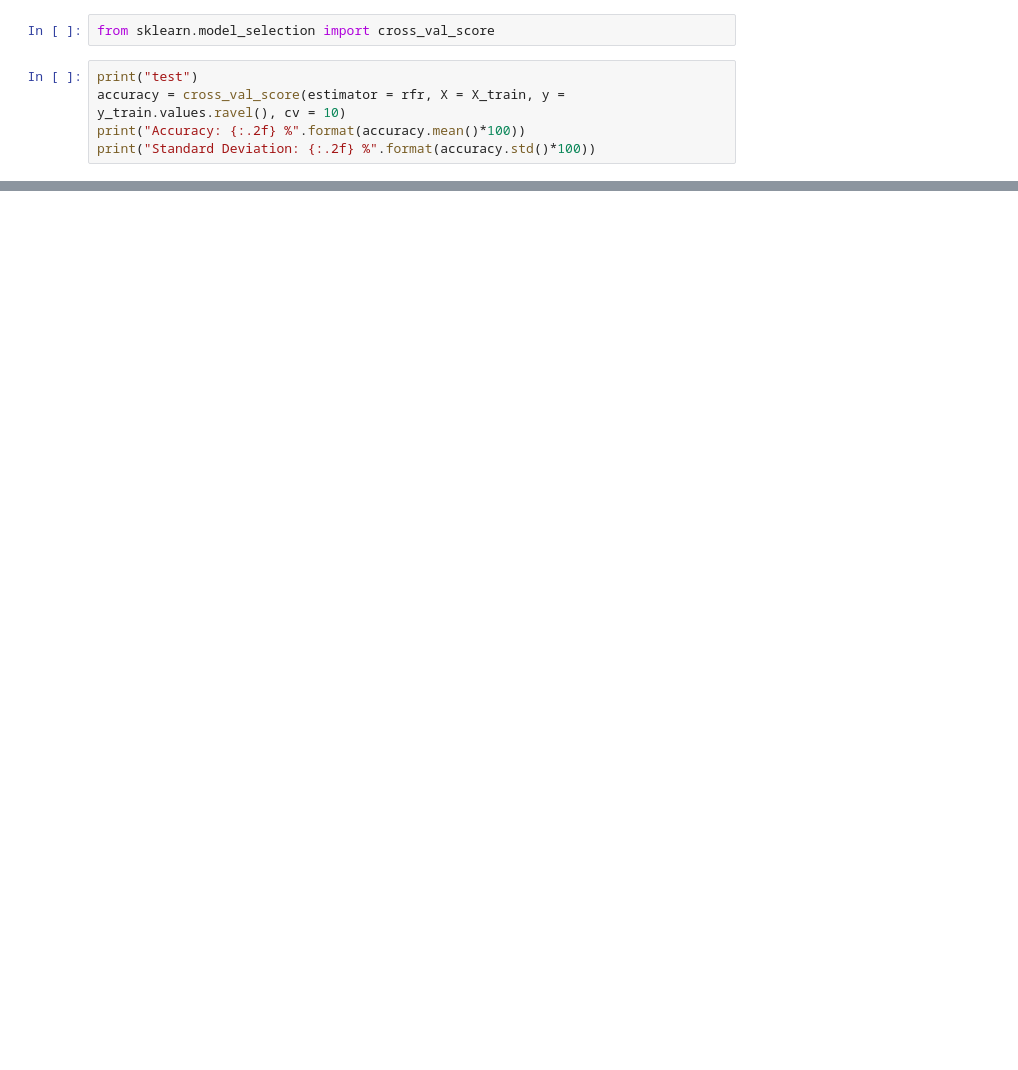
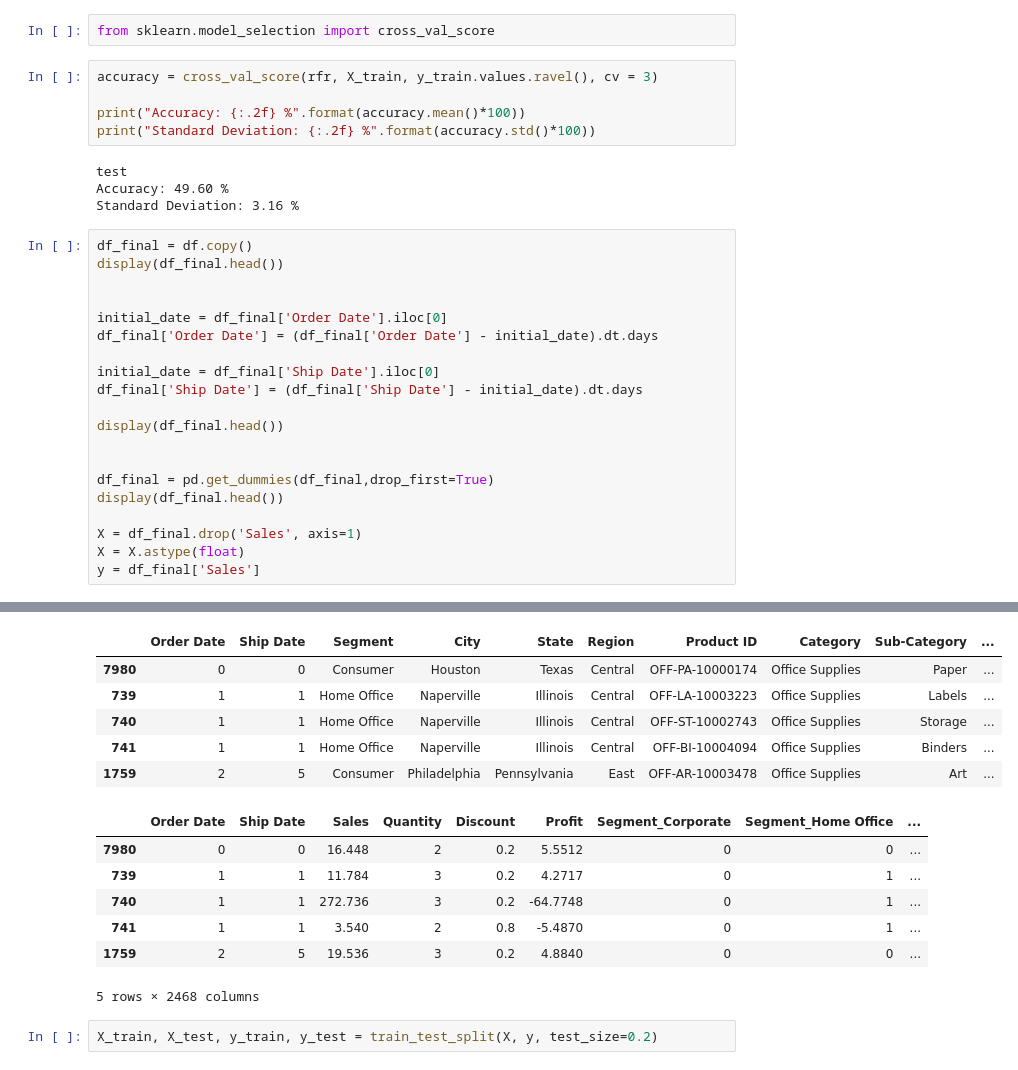
Before and after one commit to jgnibo/data_challenge_22x, a Jupyter notebook: src/notebooks/superstore_ml.ipynb, the cells around one changed output, grey strips where cells are left out. Drawn from its saved outputs; the diff is of its cells as text; blank space fills up the shorter version.

```diff
--- a/src/notebooks/superstore_ml.ipynb
+++ b/src/notebooks/superstore_ml.ipynb
@@ -251,7 +262,32 @@ RFR model performance (mean absolute error):  81.62421595747874
 # %%
 from sklearn.model_selection import cross_val_score
 # %%
-print("test")
-accuracy = cross_val_score(estimator = rfr, X = X_train, y = y_train.values.ravel(), cv = 10)
+accuracy = cross_val_score(rfr, X_train, y_train.values.ravel(), cv = 3)
+
 print("Accuracy: {:.2f} %".format(accuracy.mean()*100))
 print("Standard Deviation: {:.2f} %".format(accuracy.std()*100))
+# %% [output]
+test
+Accuracy: 49.60 %
+Standard Deviation: 3.16 %
+# %%
+df_final = df.copy()
+display(df_final.head())
+
+
+initial_date = df_final['Order Date'].iloc[0]
+df_final['Order Date'] = (df_final['Order Date'] - initial_date).dt.days
+
+initial_date = df_final['Ship Date'].iloc[0]
+df_final['Ship Date'] = (df_final['Ship Date'] - initial_date).dt.days
+
+display(df_final.head())
+
+
+df_final = pd.get_dummies(df_final,drop_first=True)
+display(df_final.head())
+
+X = df_final.drop('Sales', axis=1)
+X = X.astype(float)
+y = df_final['Sales']
+# %% [output]
@@ -257,0 +300,15 @@ print("Standard Deviation: {:.2f} %".format(accuracy.std()*100))
+|  | Order Date | Ship Date | Segment | City | State | Region | Product ID | Category | Sub-Category | ... |
+| 7980 | 0 | 0 | Consumer | Houston | Texas | Central | OFF-PA-10000174 | Office Supplies | Paper | ... |
+| 739 | 1 | 1 | Home Office | Naperville | Illinois | Central | OFF-LA-10003223 | Office Supplies | Labels | ... |
+| 740 | 1 | 1 | Home Office | Naperville | Illinois | Central | OFF-ST-10002743 | Office Supplies | Storage | ... |
+| 741 | 1 | 1 | Home Office | Naperville | Illinois | Central | OFF-BI-10004094 | Office Supplies | Binders | ... |
+| 1759 | 2 | 5 | Consumer | Philadelphia | Pennsylvania | East | OFF-AR-10003478 | Office Supplies | Art | ... |
+|  | Order Date | Ship Date | Sales | Quantity | Discount | Profit | Segment_Corporate | Segment_Home Office | ... |
+| 7980 | 0 | 0 | 16.448 | 2 | 0.2 | 5.5512 | 0 | 0 | ... |
+| 739 | 1 | 1 | 11.784 | 3 | 0.2 | 4.2717 | 0 | 1 | ... |
+| 740 | 1 | 1 | 272.736 | 3 | 0.2 | -64.7748 | 0 | 1 | ... |
+| 741 | 1 | 1 | 3.540 | 2 | 0.8 | -5.4870 | 0 | 1 | ... |
+| 1759 | 2 | 5 | 19.536 | 3 | 0.2 | 4.8840 | 0 | 0 | ... |
+5 rows × 2468 columns
+# %%
+X_train, X_test, y_train, y_test = train_test_split(X, y, test_size=0.2)
```
Also changed, not shown: parts of 8 cells of this notebook.
